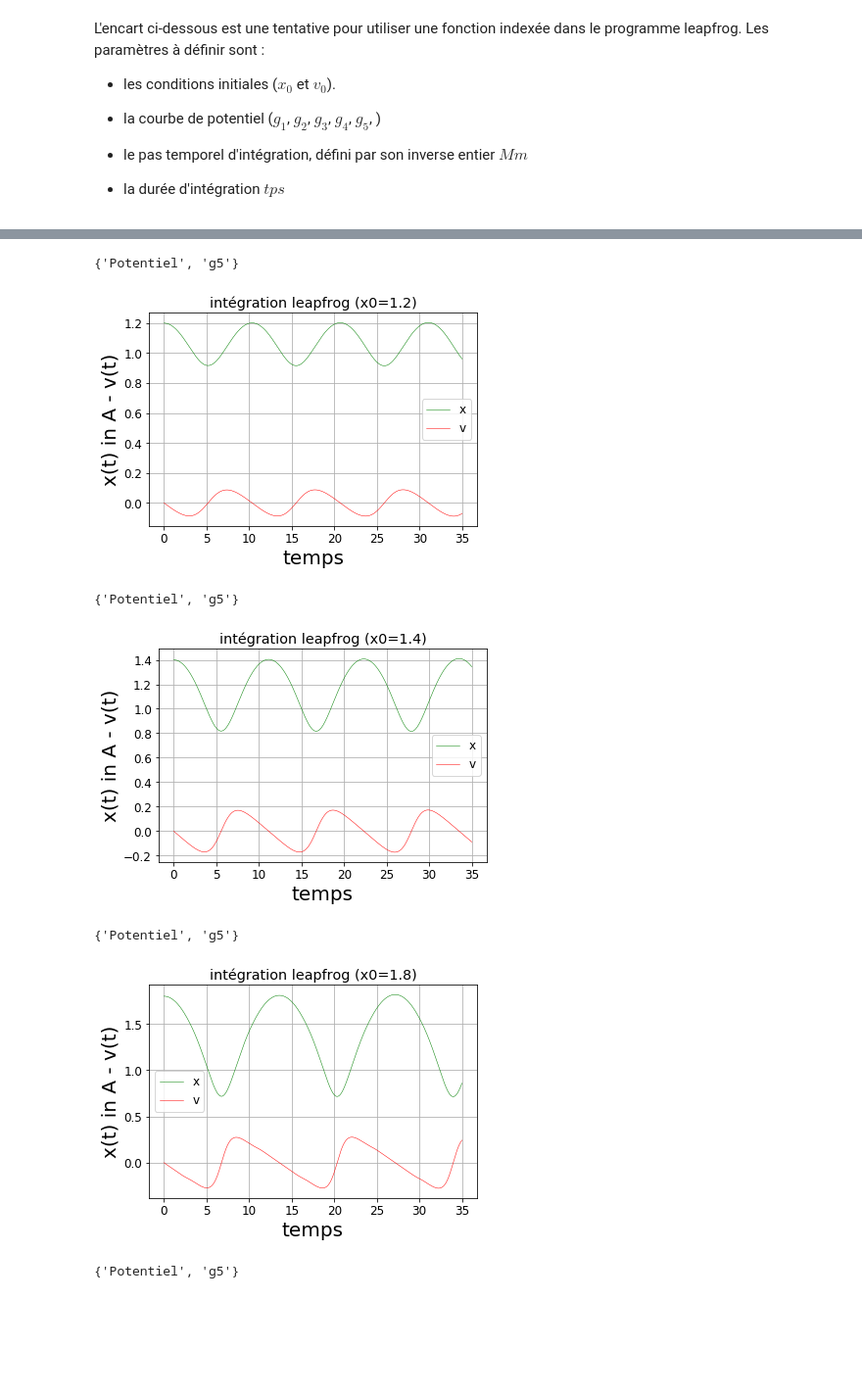
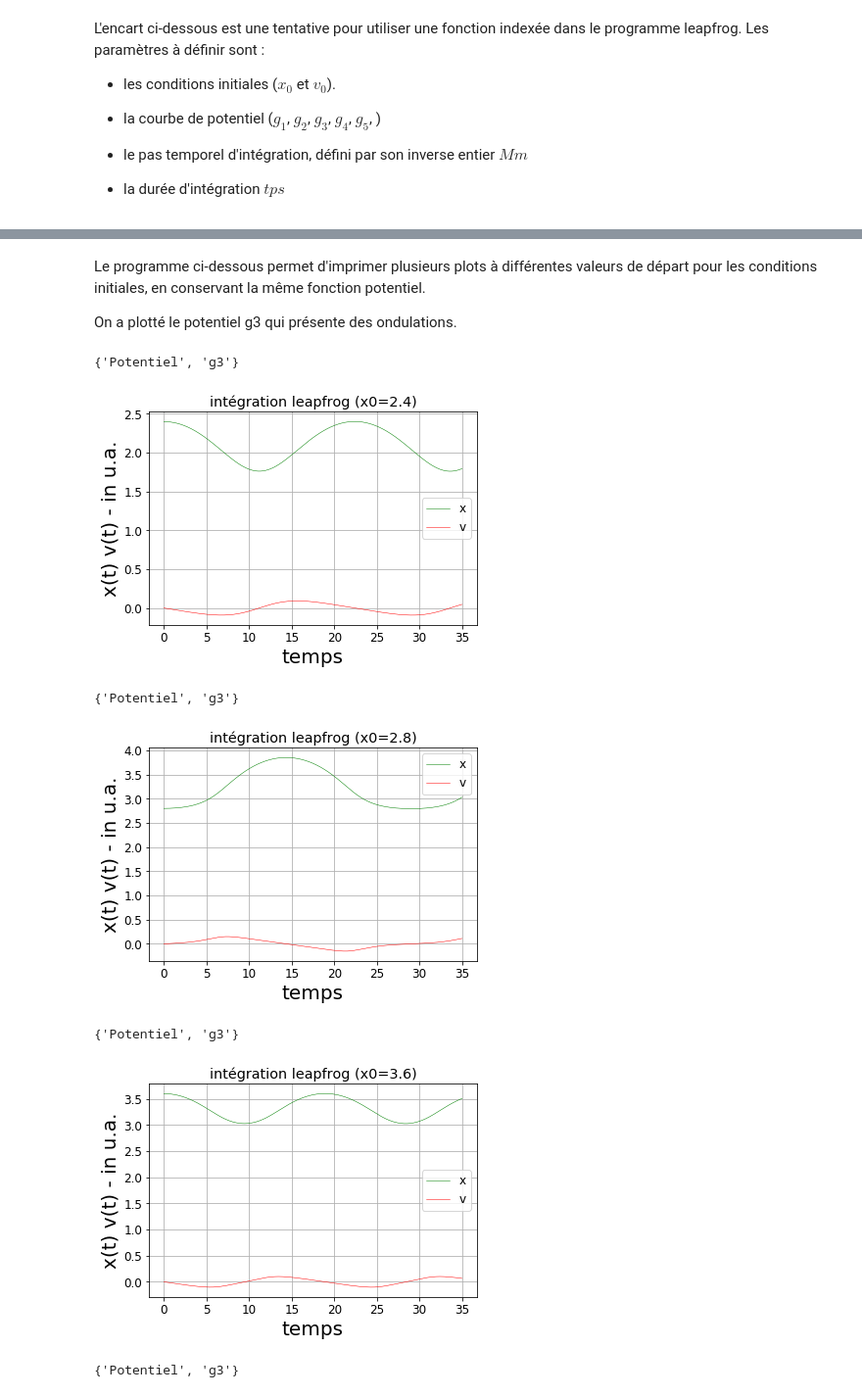
Before and after one commit to Yves-LEMEN/manip-fichiers, a Jupyter notebook: gestion fichiers.ipynb, the cells around one changed output, grey strips where cells are left out. Shown: that part at 98% size. Cells and saved outputs as stored; diff of their text form; code cells hidden in the pictures; blank space fills up the shorter version.

```diff
--- a/gestion fichiers.ipynb
+++ b/gestion fichiers.ipynb
@@ -55,14 +55,17 @@ from scipy.interpolate import interp1d
 # ouverture des fichiers et lecture des données
 with open ("pec_sigmag.txt", "r") as fichierg: # ouverture du fichier pec_sigmag.txt en mode lecture
     fichierg = open("pec_sigmag.txt", "r")
+
+echelle=1/0.529177
+
 data_g = np.loadtxt(fichierg)
-xg_read = data_g[:,0]
+xg_read = data_g[:,0]*echelle
 
 
 with open ("pec_sigmau.txt", "r") as fichieru: # ouverture du fichier pec_sigmau.txt en mode lecture
     fichieru = open("pec_sigmau.txt", "r")
 data_u = np.loadtxt(fichieru)
-xu_read = data_u[:,0]
+xu_read = data_u[:,0]*echelle
 
 #########################################################################
 # création des fonctions Vgi(x) et Vui(x) qui sont inexées et interpolent les potentiels Vgi et Vui
@@ -100,13 +103,13 @@ plt.grid(b=True, which='minor', color='#999999', linestyle='-', alpha=0.2)
 
 
 
-xlabel("distance (Angström)")
+xlabel("distance (u.a.)")
 ylabel("potentiel (u.a.)")
-plt.xlim(-0.1,6)
+plt.xlim(-0.1,12)
 
 for ip in range(1,6):
-    plt.plot(data_g[:,0], data_g[:,ip],linewidth=2.0, label="g%d"%(ip,))
-    plt.plot(data_u[:,0], data_u[:,ip],linewidth=0.5, label="u%d"%(ip,))
+    plt.plot(xg_read, data_g[:,ip],linewidth=2.0, label="g%d"%(ip,))
+    plt.plot(xu_read, data_u[:,ip],linewidth=0.5, label="u%d"%(ip,))
 
 
 plt.title ("courbes de potentiel g et u", fontsize=22)
@@ -133,7 +136,7 @@ Utilisation de leapfrog sur une fonction potentiel (état fondamental).
 # %%
 
 
-x0=1.245 # On doit avoir 1.245> x0 > 0.5
+x0=2.3 # On doit avoir 1.245> x0 > 0.5
 v0=0.
 
 
@@ -222,7 +225,7 @@ Les paramètres à définir sont :
    - la durée d'intégration $tps$
 # %%
 
-x0=1.2 # Les valeurs autorisées dépendent du potentiel
+x0=2.4 # Les valeurs autorisées dépendent du potentiel
 v0=0.
 
 ipot=5
@@ -337,5 +342,5 @@ La version ci-dessous est améliorée et plus compacte
 # %%
-x0=1.2 # Les valeurs autorisées dépendent du potentiel
+x0=2.4 # Les valeurs autorisées dépendent du potentiel
 v0=0.
 
 Potentiel=g5
@@ -398,7 +403,7 @@ plt.plot(tp,x,'g',linewidth=0.5, label='x')
 plt.plot(tp,v,'r',linewidth=0.5, label='v')
 xlabel("temps")
 
-express1="x(t) in A - v(t)"
+express1="x(t) & v(t) in  u.a."
 
 ylabel(express1)
 
@@ -416,7 +421,11 @@ show()
+# %% [markdown]
+Le programme ci-dessous permet d'imprimer plusieurs plots à différentes valeurs de départ pour les conditions initiales, en conservant la même fonction potentiel.
+
+On a plotté le potentiel g3 qui présente des ondulations.
 # %%
-x0=1.2 # Les valeurs autorisées dépendent du potentiel
+x0=2.4 # Les valeurs autorisées dépendent du potentiel
 v0=0.
-Potentiel=g5
+Potentiel=g3
 
 ###############################################################################
 # entrée des paramètres temporels - limite de temps tps pas temporel Mm
@@ -458,39 +467,39 @@ def resoudre(x0,v0, Mm, Potentiel):
     return x,v
 ###############################################################################
 
 
-vue=[x0, 1.4, 1.8, 2.2]
+vue=[x0, 2.8, 3.6, 4.4]
 for iplot in range(0,4):
     x1=vue[iplot]
     x,v = resoudre(x1,v0,Mm,Potentiel)
 
     texte = set(varname for varname, varval in globals().items() if varval is Potentiel)
     print(texte)
 
     rcParams["axes.grid"] = True
     rcParams['font.size'] = 12
     rcParams['axes.labelsize'] = 20
     figure()
     plt.plot(tp,x,'g',linewidth=0.5, label='x')
     plt.plot(tp,v,'r',linewidth=0.5, label='v')
     xlabel("temps")
 
-    express1="x(t) in A - v(t)"
+    express1="x(t) v(t) - in u.a."
 
     ylabel(express1)
     titre1 = "intégration leapfrog (x0={})".format(x1)
 
     plt.title (titre1)
     plt.legend(loc='best', frameon= True)
 
 ###############################################################################
     show()
 ###############################################################################
 # %% [output]
-{'Potentiel', 'g5'}
+{'Potentiel', 'g3'}
-[figure, old version]
+[figure, new version]
-{'Potentiel', 'g5'}
+{'Potentiel', 'g3'}
-[figure, old version]
+[figure, new version]
-{'Potentiel', 'g5'}
+{'Potentiel', 'g3'}
-[figure, old version]
+[figure, new version]
-{'Potentiel', 'g5'}
+{'Potentiel', 'g3'}
```
Also changed, not shown: parts of 7 cells of this notebook.
